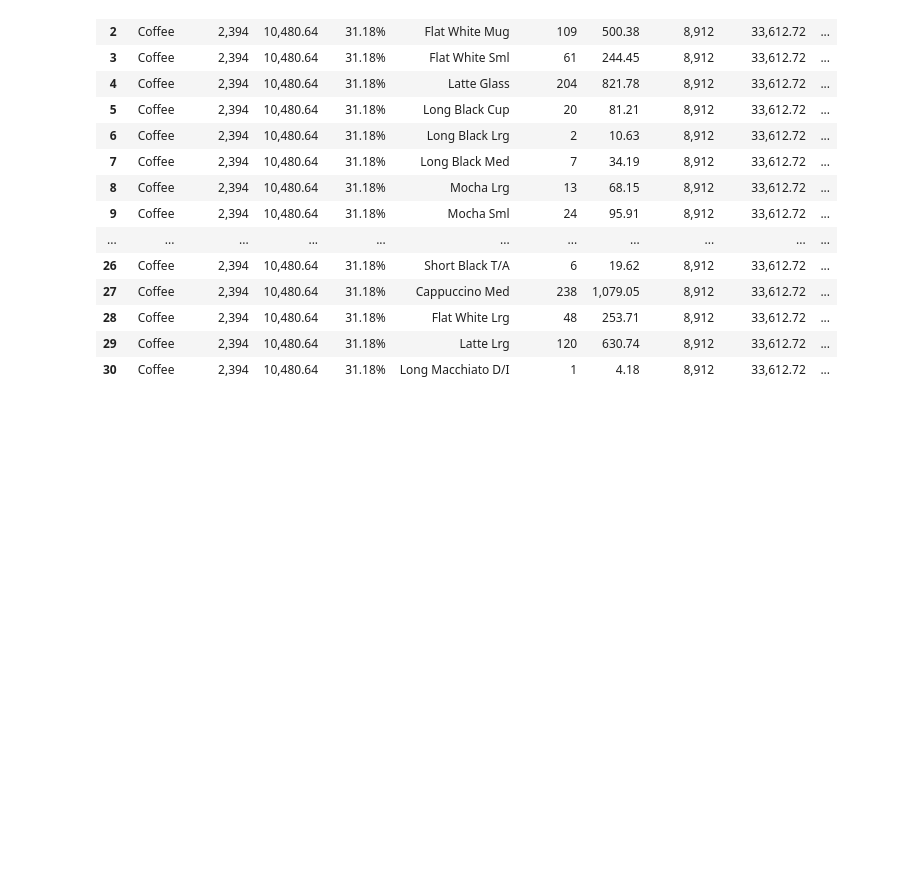
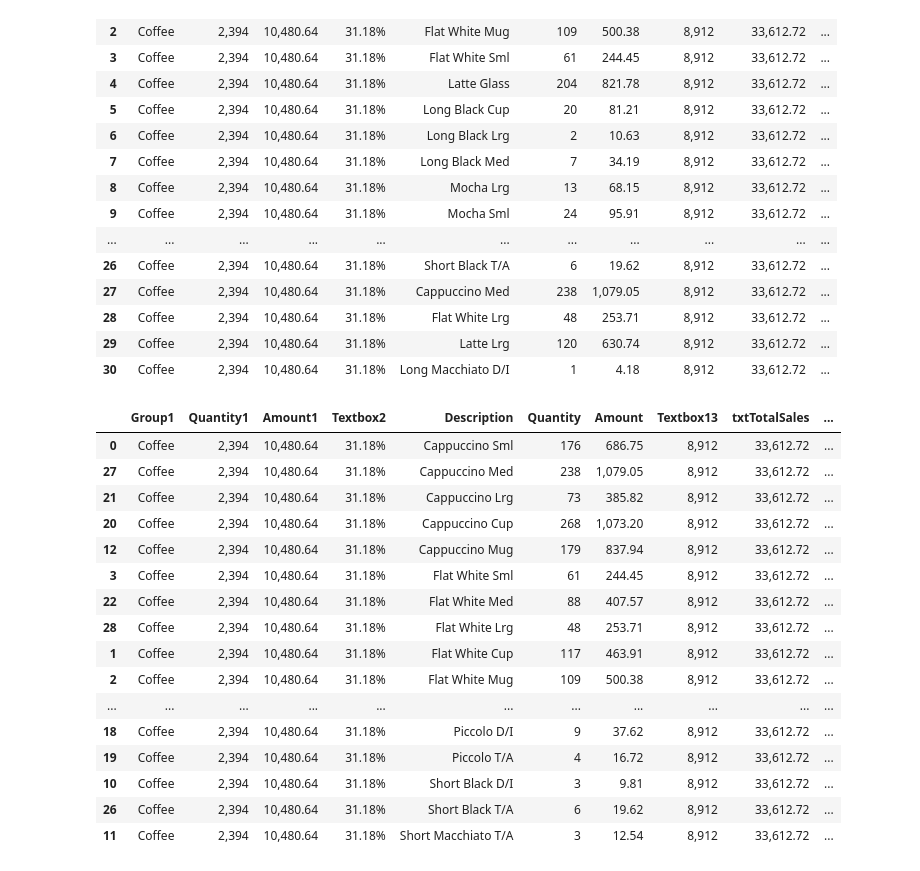
Before and after one commit to sienchoon/coding-challenge-practice, a Jupyter notebook: Projects/Coffee_Project/nov_2023_sales.ipynb, the cells around one changed output. Drawn from its saved outputs; the diff is of its cells as text; code cells hidden in the pictures; blank space fills up the shorter version.

```diff
--- a/Projects/Coffee_Project/nov_2023_sales.ipynb
+++ b/Projects/Coffee_Project/nov_2023_sales.ipynb
@@ -101,3 +101,25 @@ coffee_type
 | 28 | Coffee | 2,394 | 10,480.64 | 31.18% | Flat White Lrg | 48 | 253.71 | 8,912 | 33,612.72 | ... |
 | 29 | Coffee | 2,394 | 10,480.64 | 31.18% | Latte Lrg | 120 | 630.74 | 8,912 | 33,612.72 | ... |
 | 30 | Coffee | 2,394 | 10,480.64 | 31.18% | Long Macchiato D/I | 1 | 4.18 | 8,912 | 33,612.72 | ... |
+# %%
+custom_order = ['Sml', 'Med', 'Lrg', 'Cup', 'Mug', 'Glass']
+coffee_type['Drink Size'] = pd.Categorical(coffee_type['Drink Size'], categories=custom_order, ordered=True)
+coffee_type.sort_values(by=['Drink Type', 'Drink Size'], ascending=True)
+# %% [output]
+|  | Group1 | Quantity1 | Amount1 | Textbox2 | Description | Quantity | Amount | Textbox13 | txtTotalSales | ... |
+| 0 | Coffee | 2,394 | 10,480.64 | 31.18% | Cappuccino Sml | 176 | 686.75 | 8,912 | 33,612.72 | ... |
+| 27 | Coffee | 2,394 | 10,480.64 | 31.18% | Cappuccino Med | 238 | 1,079.05 | 8,912 | 33,612.72 | ... |
+| 21 | Coffee | 2,394 | 10,480.64 | 31.18% | Cappuccino Lrg | 73 | 385.82 | 8,912 | 33,612.72 | ... |
+| 20 | Coffee | 2,394 | 10,480.64 | 31.18% | Cappuccino Cup | 268 | 1,073.20 | 8,912 | 33,612.72 | ... |
+| 12 | Coffee | 2,394 | 10,480.64 | 31.18% | Cappuccino Mug | 179 | 837.94 | 8,912 | 33,612.72 | ... |
+| 3 | Coffee | 2,394 | 10,480.64 | 31.18% | Flat White Sml | 61 | 244.45 | 8,912 | 33,612.72 | ... |
+| 22 | Coffee | 2,394 | 10,480.64 | 31.18% | Flat White Med | 88 | 407.57 | 8,912 | 33,612.72 | ... |
+| 28 | Coffee | 2,394 | 10,480.64 | 31.18% | Flat White Lrg | 48 | 253.71 | 8,912 | 33,612.72 | ... |
+| 1 | Coffee | 2,394 | 10,480.64 | 31.18% | Flat White Cup | 117 | 463.91 | 8,912 | 33,612.72 | ... |
+| 2 | Coffee | 2,394 | 10,480.64 | 31.18% | Flat White Mug | 109 | 500.38 | 8,912 | 33,612.72 | ... |
+| ... | ... | ... | ... | ... | ... | ... | ... | ... | ... | ... |
+| 18 | Coffee | 2,394 | 10,480.64 | 31.18% | Piccolo D/I | 9 | 37.62 | 8,912 | 33,612.72 | ... |
+| 19 | Coffee | 2,394 | 10,480.64 | 31.18% | Piccolo T/A | 4 | 16.72 | 8,912 | 33,612.72 | ... |
+| 10 | Coffee | 2,394 | 10,480.64 | 31.18% | Short Black D/I | 3 | 9.81 | 8,912 | 33,612.72 | ... |
+| 26 | Coffee | 2,394 | 10,480.64 | 31.18% | Short Black T/A | 6 | 19.62 | 8,912 | 33,612.72 | ... |
+| 11 | Coffee | 2,394 | 10,480.64 | 31.18% | Short Macchiato T/A | 3 | 12.54 | 8,912 | 33,612.72 | ... |
```
Also changed, not shown: parts of 3 cells of this notebook, 3 other files.
